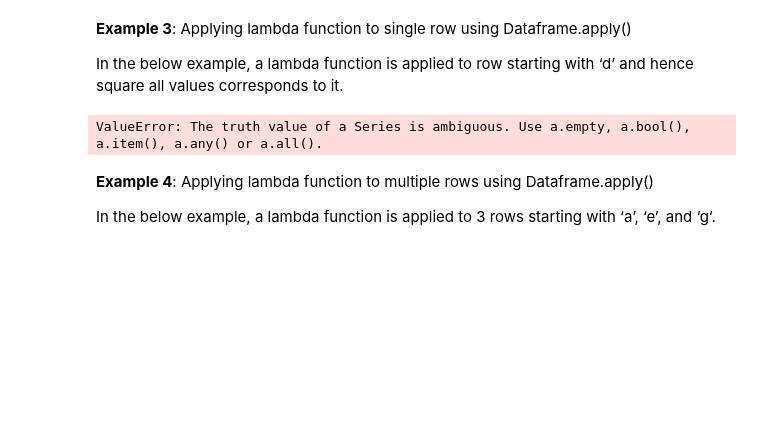
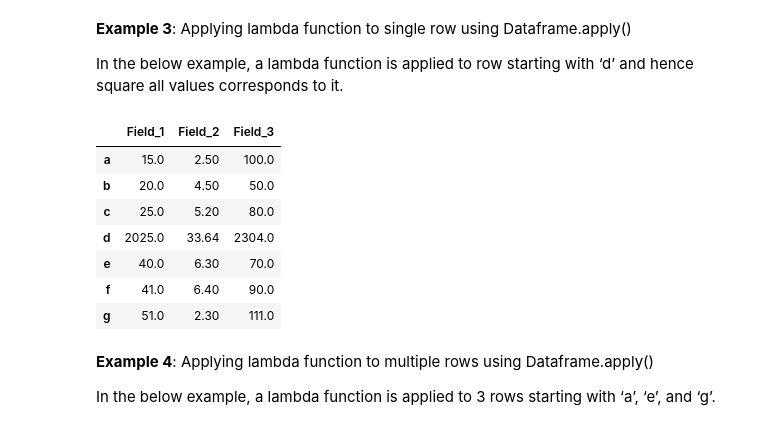
Before and after one commit to jalwalb2765/python_resources, a Jupyter notebook: 4_pandas.ipynb, the cells around one changed output. Drawn from its saved outputs; the diff is of its cells as text; code cells hidden in the pictures; blank space fills up the shorter version.

```diff
--- a/4_pandas.ipynb
+++ b/4_pandas.ipynb
@@ -303,28 +303,34 @@ In the below example, a lambda function is applied to row starting with ‘d’
 # %%
 import pandas as pd
 import numpy as np
 
 # creating and initializing a nested list
 values_list = [[15, 2.5, 100], [20, 4.5, 50], [25, 5.2, 80],
                [45, 5.8, 48], [40, 6.3, 70], [41, 6.4, 90],
                [51, 2.3, 111]]
 
 # creating a pandas dataframe
 df = pd.DataFrame(values_list, columns=['Field_1', 'Field_2', 'Field_3'],
                   index=['a', 'b', 'c', 'd', 'e', 'f', 'g'])
 
-
 # Apply function numpy.square() to square
 # the values of one row only i.e. row
 # with index name 'd'
-# df = df.apply(lambda x: np.square(x) if x.name == 'd' else x, axis=1)
 
-df = df.apply(lambda x: np.square(x) if x >= 10 else x, axis=1)
+df = df.apply(lambda x: np.square(x) if x.name == 'd' else x, axis=1)
+
 
 # printing dataframe
 df
 # %% [output]
-ValueError: The truth value of a Series is ambiguous. Use a.empty, a.bool(), a.item(), a.any() or a.all().
+|  | Field_1 | Field_2 | Field_3 |
+| a | 15.0 | 2.50 | 100.0 |
+| b | 20.0 | 4.50 | 50.0 |
+| c | 25.0 | 5.20 | 80.0 |
+| d | 2025.0 | 33.64 | 2304.0 |
+| e | 40.0 | 6.30 | 70.0 |
+| f | 41.0 | 6.40 | 90.0 |
+| g | 51.0 | 2.30 | 111.0 |
 # %% [markdown]
 **Example 4**: Applying lambda function to multiple rows using Dataframe.apply()
 
```
Also changed, not shown: parts of 5 cells of this notebook, 1 other file.
